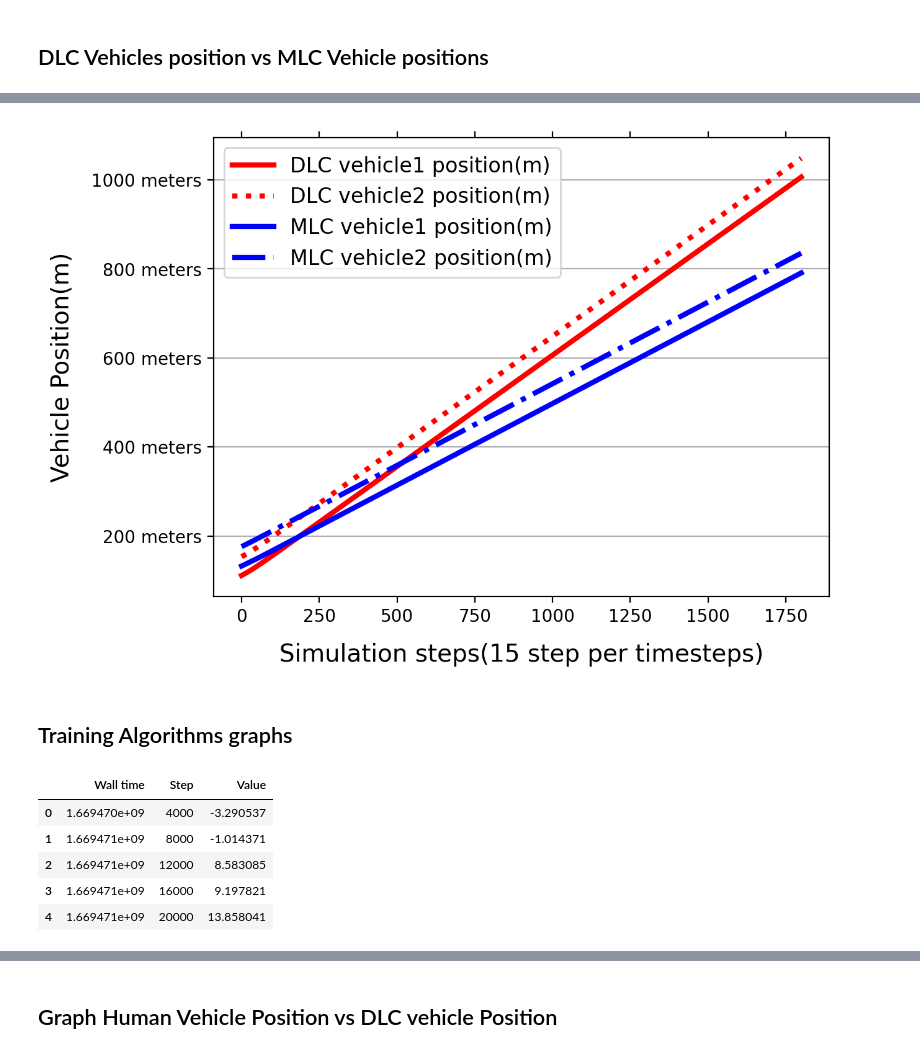
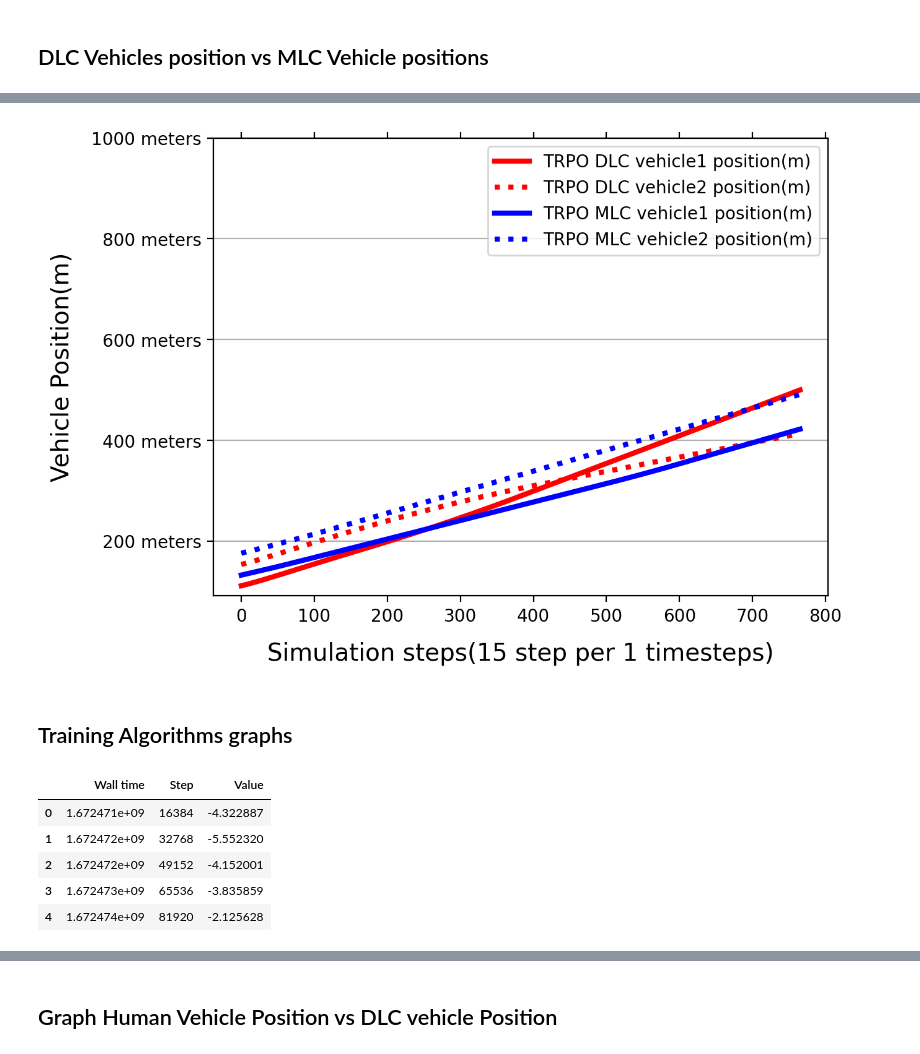
Before and after one commit to RaulEP/MscThesis-MAHighwayEnv, a Jupyter notebook: test.ipynb, the cells around one changed output, grey strips where cells are left out. Drawn from its saved outputs; the diff is of its cells as text; code cells hidden in the pictures.

```diff
--- a/test.ipynb
+++ b/test.ipynb
@@ -139,3 +166,19 @@ print(position_metrics_np)
+# %%
+import numpy as np
+import matplotlib.pyplot as plt
+import pandas as pd
+
+A2C16pm = np.loadtxt('stats/position_metrics/position_metricsA2C16.txt')
+A2C8pm = np.loadtxt('stats/position_metrics/position_metricsA2C8.txt')
+A2C24pm = np.loadtxt('stats/position_metrics/position_metricsA2C24.txt')
+PPO16pm = np.loadtxt('stats/position_metrics/position_metricsPPO16.txt')
+PPO24pm = np.loadtxt('stats/position_metrics/position_metricsPPO24.txt')
+PPO8pm = np.loadtxt('stats/position_metrics/position_metricsPPO8.txt')
+TRPO16pm = np.loadtxt('stats/position_metrics/position_metricsTRPO16.txt')
+TRPO8pm = np.loadtxt('stats/position_metrics/position_metricsTRPO8.txt')
+TRPO24pm = np.loadtxt('stats/position_metrics/position_metricsTRPO24.txt')
+# %%
+position_metrics_np = TRPO16pm
 # %%
 time_steps = position_metrics_np[:, 0]
 DLC_Vehicle1 = position_metrics_np[:, 2]
@@ -160,29 +215,29 @@ position_metrics_df.shape
 # %%
-plt.plot(position_metrics_df["Time Steps(sec)"], position_metrics_df['DLC_Vehicle1(m)'], 'r-', label="DLC vehicle1 position(m)", markersize=7, linewidth=3)
-plt.plot(position_metrics_df["Time Steps(sec)"],position_metrics_df['DLC_Vehicle2(m)'],  'r:', label="DLC vehicle2 position(m)", markersize=7, linewidth=3)
-plt.plot(position_metrics_df["Time Steps(sec)"],position_metrics_df['MLC_Vehicle1(m)'],  'b-', label="MLC vehicle1 position(m)", markersize=7, linewidth=3)
-plt.plot(position_metrics_df["Time Steps(sec)"],position_metrics_df['MLC_Vehicle2(m)'],  'b-.', label="MLC vehicle2 position(m)", markersize=7, linewidth=3)
+plt.plot(position_metrics_df["Time Steps(sec)"], position_metrics_df['DLC_Vehicle1(m)'], 'r-', label="TRPO DLC vehicle1 position(m)", markersize=7, linewidth=3)
+plt.plot(position_metrics_df["Time Steps(sec)"],position_metrics_df['DLC_Vehicle2(m)'],  'r:', label="TRPO DLC vehicle2 position(m)", markersize=7, linewidth=3)
+plt.plot(position_metrics_df["Time Steps(sec)"],position_metrics_df['MLC_Vehicle1(m)'],  'b-', label="TRPO MLC vehicle1 position(m)", markersize=7, linewidth=3)
+plt.plot(position_metrics_df["Time Steps(sec)"],position_metrics_df['MLC_Vehicle2(m)'],  'b:', label="TRPO MLC vehicle2 position(m)", markersize=7, linewidth=3)
 #linestyle=['solid', 'dashed', 'dotted', 'dashdot']
 
 #labelpad aleja el label de la grafica
 
 #font dict:
 font1 = {'size': 14}
 plt.tick_params(axis='x', top=True)
-plt.xlabel('Simulation steps(15 step per timesteps)', labelpad=10, fontdict=font1)
+plt.xlabel('Simulation steps(15 step per 1 timesteps)', labelpad=10, fontdict=font1)
 plt.grid(True, axis='y')
 #plt.xlim([-1, 40])
 #plt.ylim([20, 28])
 #plt.axis([-1, 40, 20, 28])
 plt.ylabel('Vehicle Position(m)', labelpad=10, fontdict=font1)
 plt.rcParams['figure.dpi'] = 200
 plt.yticks([200,400,600,800,1000], labels=['200 meters','400 meters','600 meters','800 meters','1000 meters',])
-plt.legend(fontsize=12)
+plt.legend(fontsize=10)
 
 
 plt.show()
 # %% [output]
-[figure, old version]
+[figure, new version]
 # %% [markdown]
 ## Training Algorithms graphs
 # %%
@@ -194,10 +257,10 @@ P24 = pd.read_csv('Trained_model_logs/Datasets/PPO_324Agents.csv')
 # %%
-A24.head()
+T24.head()
 # %% [output]
 |  | Wall time | Step | Value |
-| 0 | 1.669470e+09 | 4000 | -3.290537 |
-| 1 | 1.669471e+09 | 8000 | -1.014371 |
-| 2 | 1.669471e+09 | 12000 | 8.583085 |
-| 3 | 1.669471e+09 | 16000 | 9.197821 |
-| 4 | 1.669471e+09 | 20000 | 13.858041 |
+| 0 | 1.672471e+09 | 16384 | -4.322887 |
+| 1 | 1.672472e+09 | 32768 | -5.552320 |
+| 2 | 1.672472e+09 | 49152 | -4.152001 |
+| 3 | 1.672473e+09 | 65536 | -3.835859 |
+| 4 | 1.672474e+09 | 81920 | -2.125628 |
 # %%
```
Also changed, not shown: parts of 28 cells of this notebook.
